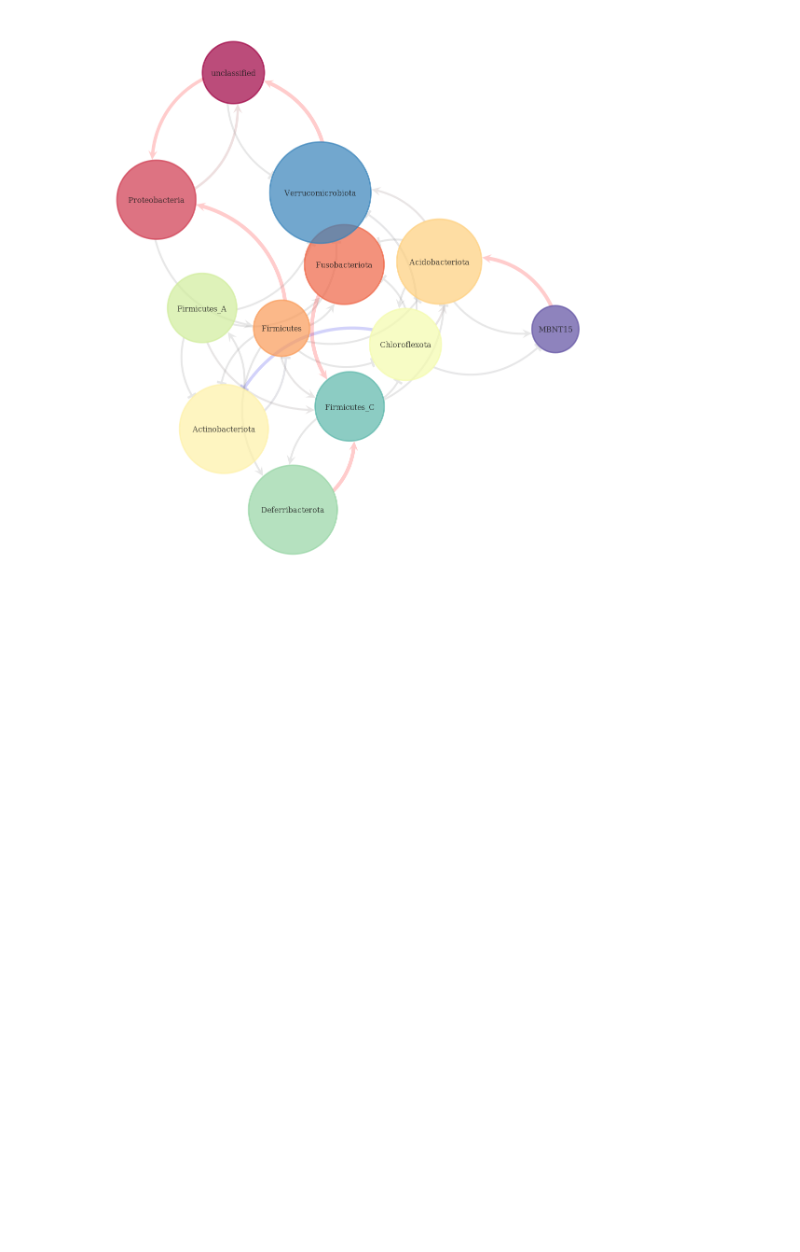
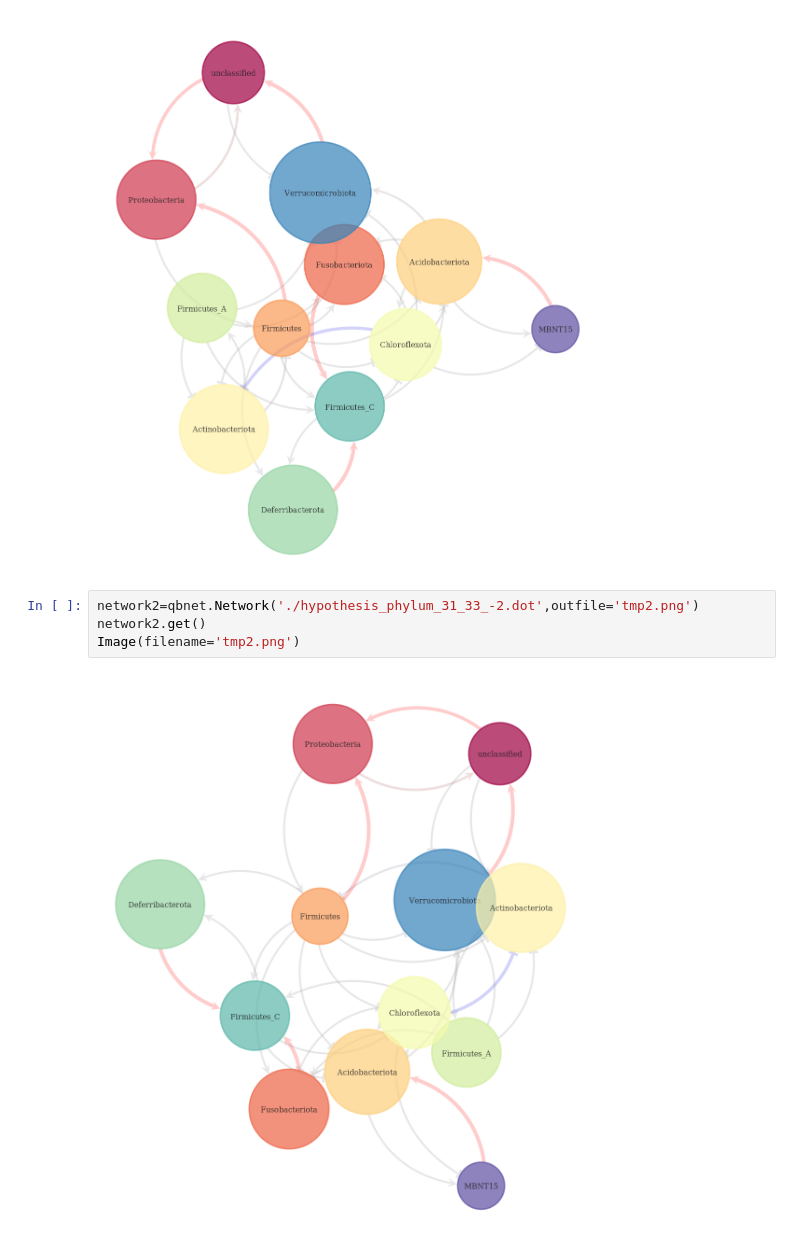
Before and after one commit to zeroknowledgediscovery/qbiome, a Jupyter notebook: examples/network_viz.ipynb, the cells around one changed output. Cells and saved outputs as stored; diff of their text form; blank space fills up the shorter version.

Commit message:
network.py

```diff
--- a/examples/network_viz.ipynb
+++ b/examples/network_viz.ipynb
@@ -11,3 +11,9 @@ from IPython.core.display import HTML
 Image(filename=networkfile)
 # %% [output]
 [figure]
+# %%
+network2=qbnet.Network('./hypothesis_phylum_31_33_-2.dot',outfile='tmp2.png')
+network2.get()
+Image(filename='tmp2.png')
+# %% [output]
+[figure, added]
```
Also changed, not shown: parts of 1 cell of this notebook, 4 other files.
